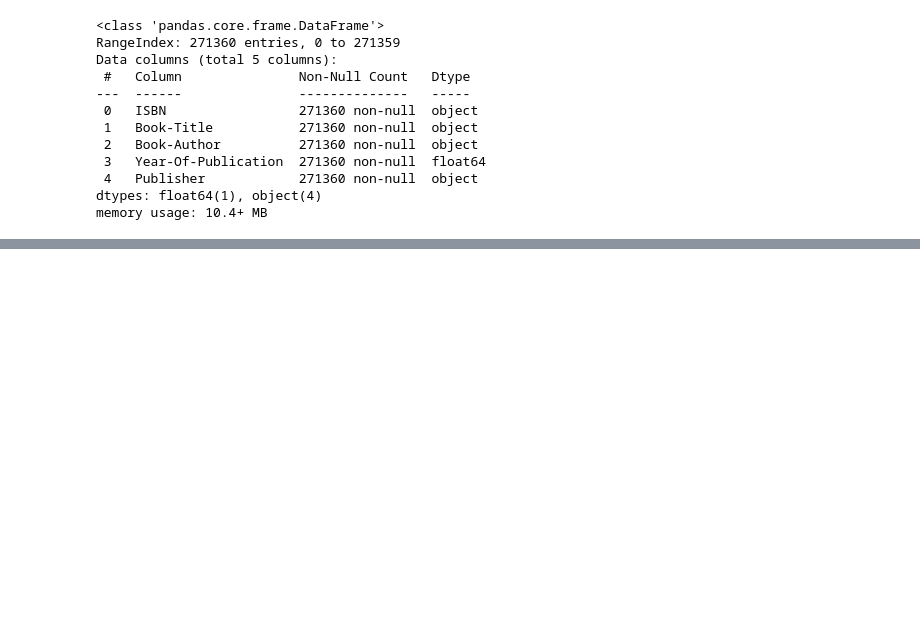
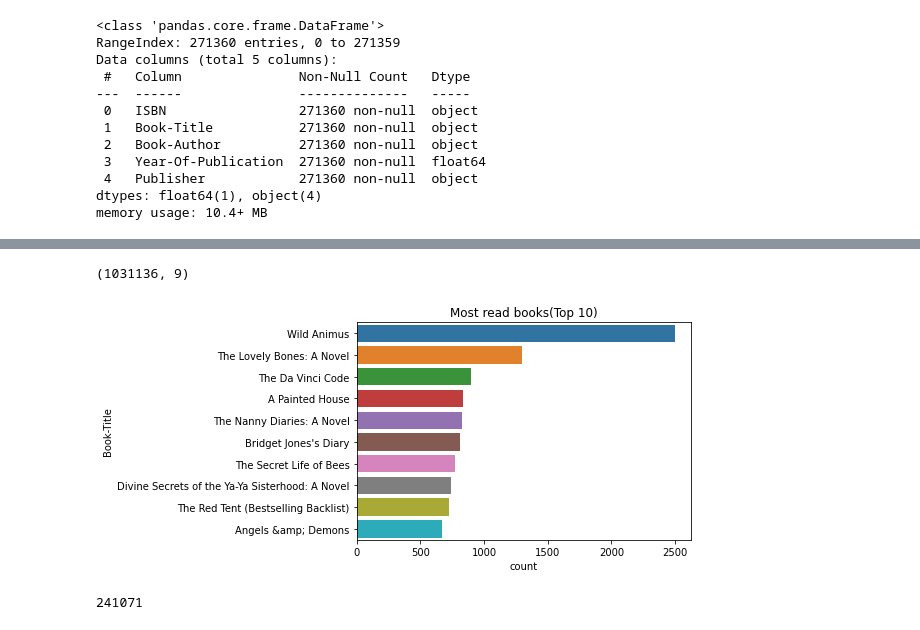
Before and after one commit to Akramkhan01/-Book-Recommendation-System, a Jupyter notebook: Book_Recommendation_System.ipynb, the cells around one changed output, grey strips where cells are left out. Cells and saved outputs as stored; diff of their text form; code cells hidden in the pictures; blank space fills up the shorter version.

```diff
--- a/Book_Recommendation_System.ipynb
+++ b/Book_Recommendation_System.ipynb
@@ -313,0 +345,2 @@ memory usage: 10.4+ MB
+# %%
+users['Age'].fillna(users.Age.mean(),inplace=True)
@@ -313,0 +374,5 @@ memory usage: 10.4+ MB
+# %%
+# combning all the data frames
+df = pd.merge(books, ratings, on='ISBN', how='inner')
+df = pd.merge(df, users, on='User-ID', how='inner')
+df.head()
@@ -313,0 +415,15 @@ memory usage: 10.4+ MB
+# %%
+df.shape
+# %% [output]
+(1031136, 9)
+# %%
+#  ploting graph of most read books
+sns.countplot(y="Book-Title", data=df, order=df['Book-Title'].value_counts().index[0:10])
+plt.title("Most read books(Top 10)")
+plt.show()
+# %% [output]
+[figure, added]
+# %%
+df['Book-Title'].value_counts().count()
+# %% [output]
+241071
```
Also changed, not shown: parts of 35 cells of this notebook.
